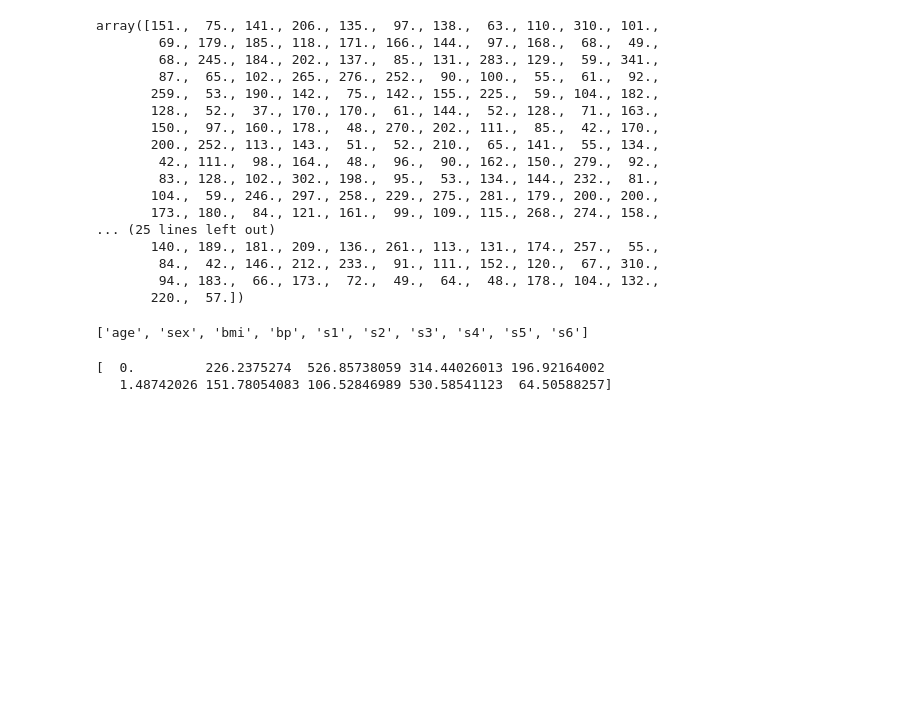
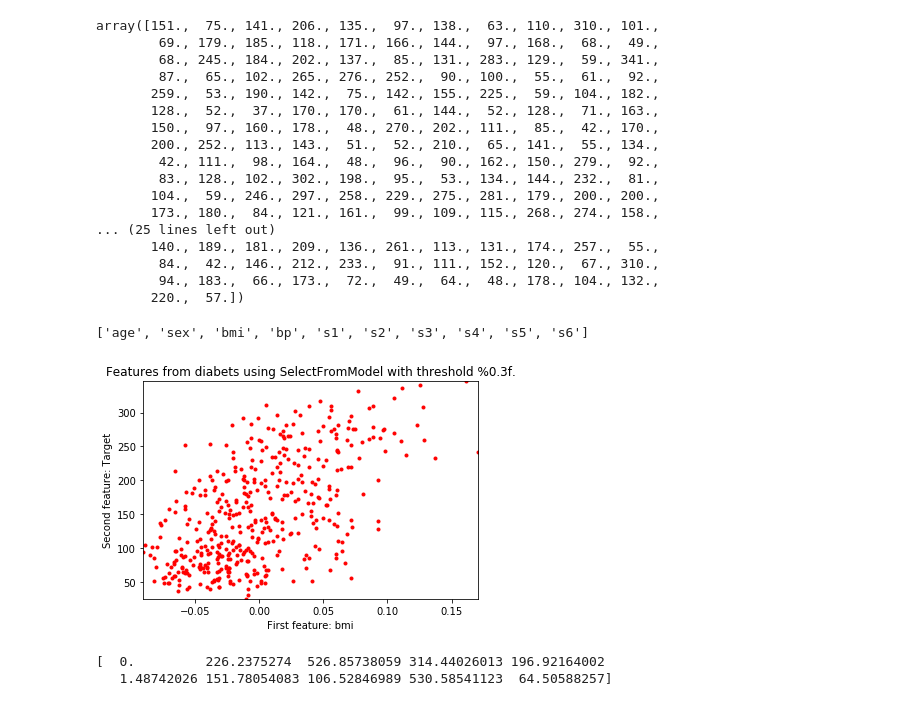
Before and after one commit to codingWithAndy/Thesis_Project, a Jupyter notebook: Additional Content/Exploring/diabeties_exploring.ipynb, the cells around one changed output. Saved outputs shown, nothing was run; the diff lists cells and outputs as text; code cells hidden in the pictures; blank space fills up the shorter version.

```diff
--- a/Additional Content/Exploring/diabeties_exploring.ipynb
+++ b/Additional Content/Exploring/diabeties_exploring.ipynb
@@ -78,7 +78,7 @@ from sklearn.linear_model import LassoCV
 
 # Taken from: https://scikit-learn.org/stable/auto_examples/feature_selection/plot_select_from_model_diabetes.html#sphx-glr-auto-examples-feature-selection-plot-select-from-model-diabetes-py
 # %%
-diabetes = load_diabetes()
+diabetes = datasets.load_diabetes()
 
 X = diabetes.data
 y = diabetes.target
@@ -87,6 +87,20 @@ feature_names = diabetes.feature_names
 print(feature_names)
 # %% [output]
 ['age', 'sex', 'bmi', 'bp', 's1', 's2', 's3', 's4', 's5', 's6']
+# %%
+plt.title(
+    "Features from diabets using SelectFromModel with "
+    "threshold %0.3f.")
+feature1 = X[:, 2]
+feature2 = data.target
+plt.plot(feature1, feature2, 'r.')
+plt.xlabel("First feature: {}".format(feature_names[2]))
+plt.ylabel("Second feature: {}".format("Target"))
+plt.xlim([np.min(feature1), np.max(feature1)])
+plt.ylim([np.min(feature2), np.max(feature2)])
+plt.show()
+# %% [output]
+[figure, added]
 # %%
 clf = LassoCV().fit(X, y)
 importance = np.abs(clf.coef_)
```
Also changed, not shown: parts of 17 cells of this notebook, 3 other files.
